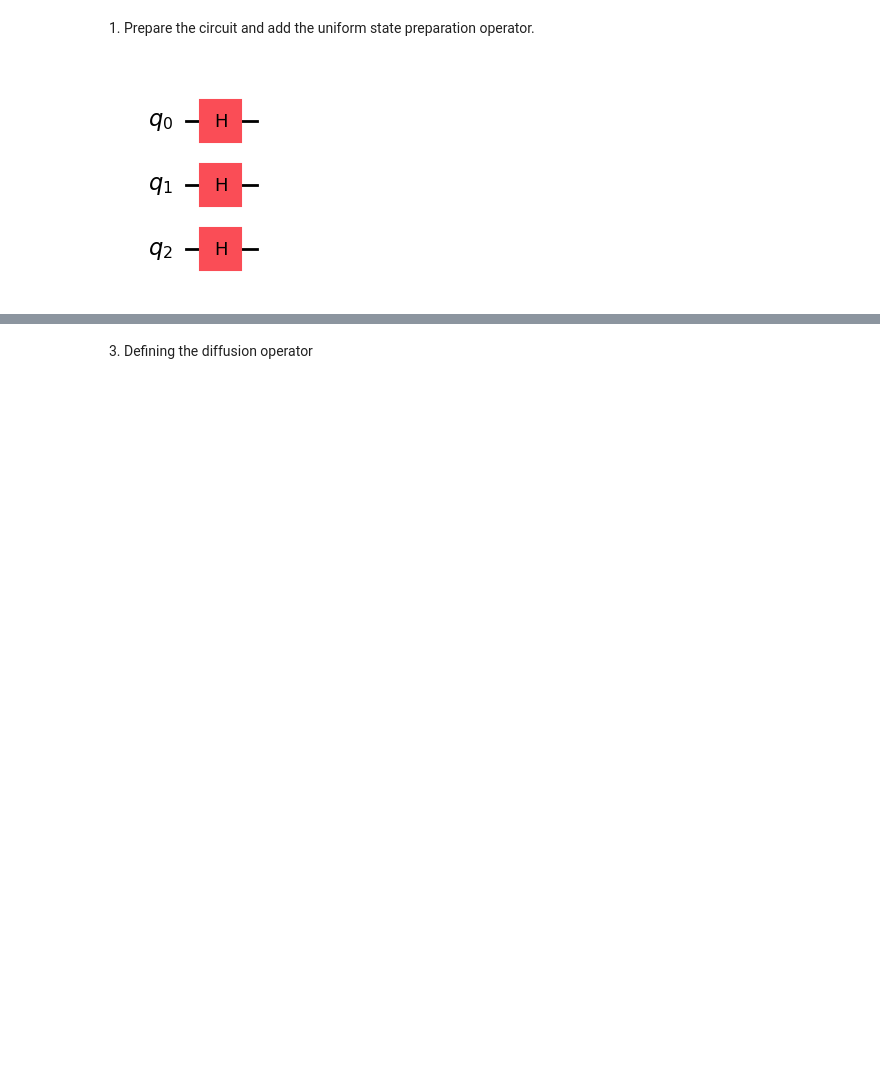
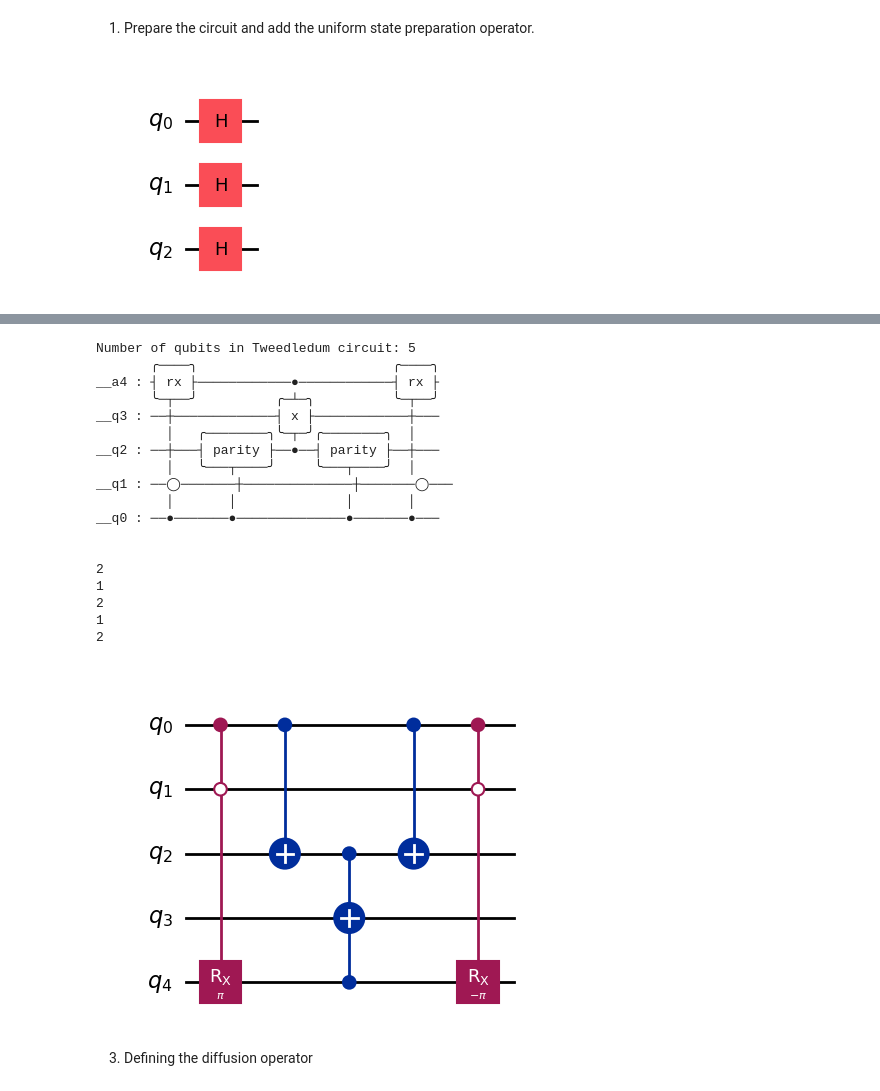
Before and after one commit to TheBarzani/vcgc, a Jupyter notebook: grover_vertex_coloring/grover_circuit_classicalfunction.ipynb, the cells around one changed output, grey strips where cells are left out. Cells and saved outputs as stored; diff of their text form; code cells hidden in the pictures; blank space fills up the shorter version.

Commit message:
finally got the xag_synth working
I had to add a custom notion for the parity gate generated by tweedledum. Additionally, I also stopped following the qiskit example methodology

```diff
--- a/grover_vertex_coloring/grover_circuit_classicalfunction.ipynb
+++ b/grover_vertex_coloring/grover_circuit_classicalfunction.ipynb
@@ -34,6 +34,9 @@ spo.draw('mpl')
 # Create a quantum subcircuit for grover oracle
 from tweedledum.synthesis import xag_synth  # Import XAG synthesis
 from qiskit.circuit.classicalfunction.utils import tweedledum2qiskit
+from tweedledum.qiskit import *
+
+
 
 def xag_synthesizer(cf):
     """Custom synthesizer using XAG synthesis instead of PKRM"""
@@ -46,20 +49,19 @@ def xag_synthesizer(cf):
     tweedledum_circuit = xag_synth(logic_network)
     print(f"Number of qubits in Tweedledum circuit: {tweedledum_circuit.num_qubits()}")
     print(tweedledum_circuit)
-    print(f"Number of qubits in Qiskit circuit: {len(qregs)}")
-    print(qregs)
+    qc_qiskit = to_qiskit(tweedledum_circuit, circuit_type="gatelist")
+    print(qc_qiskit)
+    # print(f"Number of qubits in Qiskit circuit: {len(qregs)}")
+    # print(qregs)
 
-    # Convert to Qiskit - using the same synthesized circuit
-    from qiskit.circuit.quantumregister import QuantumRegister
-
-    return tweedledum2qiskit(tweedledum_circuit, name=cf.name, qregs=qregs)
+    return tweedledum2qiskit(tweedledum_circuit, name=cf.name, qregs=qregs),
 
 from qiskit.circuit.classicalfunction import classical_function
 from qiskit.circuit.classicalfunction.types import Int1
 
 @classical_function
 def grover_oracle_func(a: Int1, b: Int1, c: Int1) -> Int1:
-    return (a and not b and (a ^ c))
+    return (a and b and c)
 
-grover_oracle = grover_oracle_func.synth(registerless=True, synthesizer=xag_synthesizer)
+grover_oracle = grover_oracle_func.synth(registerless=False, synthesizer=xag_synthesizer)
 grover_oracle.draw('mpl')
@@ -84,3 +68,56 @@ CircuitError: 'Index 4 out of range for size 4.'
+# %%
+# Create a quantum subcircuit for grover oracle
+from tweedledum.synthesis import xag_synth  # Import XAG synthesis
+from qiskit.circuit.classicalfunction.utils import tweedledum2qiskit
+from qiskit.circuit.classicalfunction import ClassicalFunction
+from tweedledum.qiskit import *
+from qiskit.circuit.classicalfunction.types import Int1
+import inspect
+from textwrap import dedent
+
+
+def grover_oracle_func(a: Int1, b: Int1, c: Int1) -> Int1:
+    return (a and not b and (a ^ c))
+
+source = dedent(inspect.getsource(grover_oracle_func))
+cf1 = ClassicalFunction(source, name=grover_oracle_func.__name__)
+
+def xag_synthesizer(cf):
+    """Custom synthesizer using XAG synthesis instead of PKRM"""
+
+    # Get the LogicNetwork object from cf.network
+    logic_network = cf.network
+
+    # Perform XAG synthesis ONCE and store the result
+    tweedledum_circuit = xag_synth(logic_network)
+    print(f"Number of qubits in Tweedledum circuit: {tweedledum_circuit.num_qubits()}")
+    print(tweedledum_circuit)
+    qc_qiskit = to_qiskit(tweedledum_circuit, circuit_type="gatelist")
+
+    return qc_qiskit
+
+grover_oracle = xag_synthesizer(cf1)
+grover_oracle.draw('mpl')
+# %% [output]
+Number of qubits in Tweedledum circuit: 5
+       ╭────╮                         ╭────╮
+__a4 : ┤ rx ├────────────●────────────┤ rx ├
+       ╰─┬──╯          ╭─┴─╮          ╰─┬──╯
+__q3 : ──┼─────────────┤ x ├────────────┼───
+         │   ╭────────╮╰─┬─╯╭────────╮  │
+__q2 : ──┼───┤ parity ├──●──┤ parity ├──┼───
+         │   ╰───┬────╯     ╰───┬────╯  │
+__q1 : ──◯───────┼──────────────┼───────◯───
+         │       │              │       │
+__q0 : ──●───────●──────────────●───────●───
+
+
+2
+1
+2
+1
+2
+[figure, added]
 # %% [markdown]
 3. Defining the diffusion operator
 # %%
```
Also changed, not shown: parts of 1 cell of this notebook.
